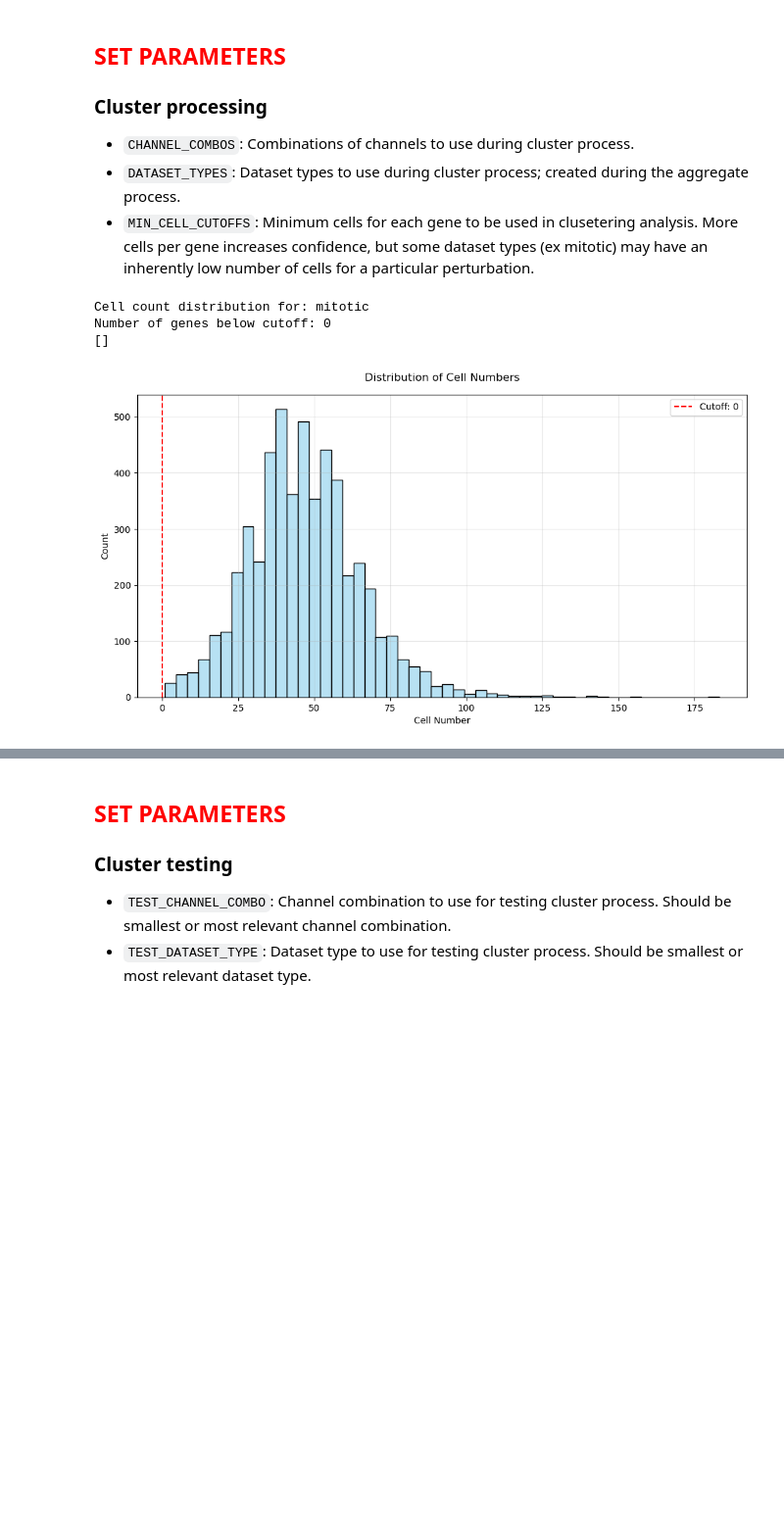
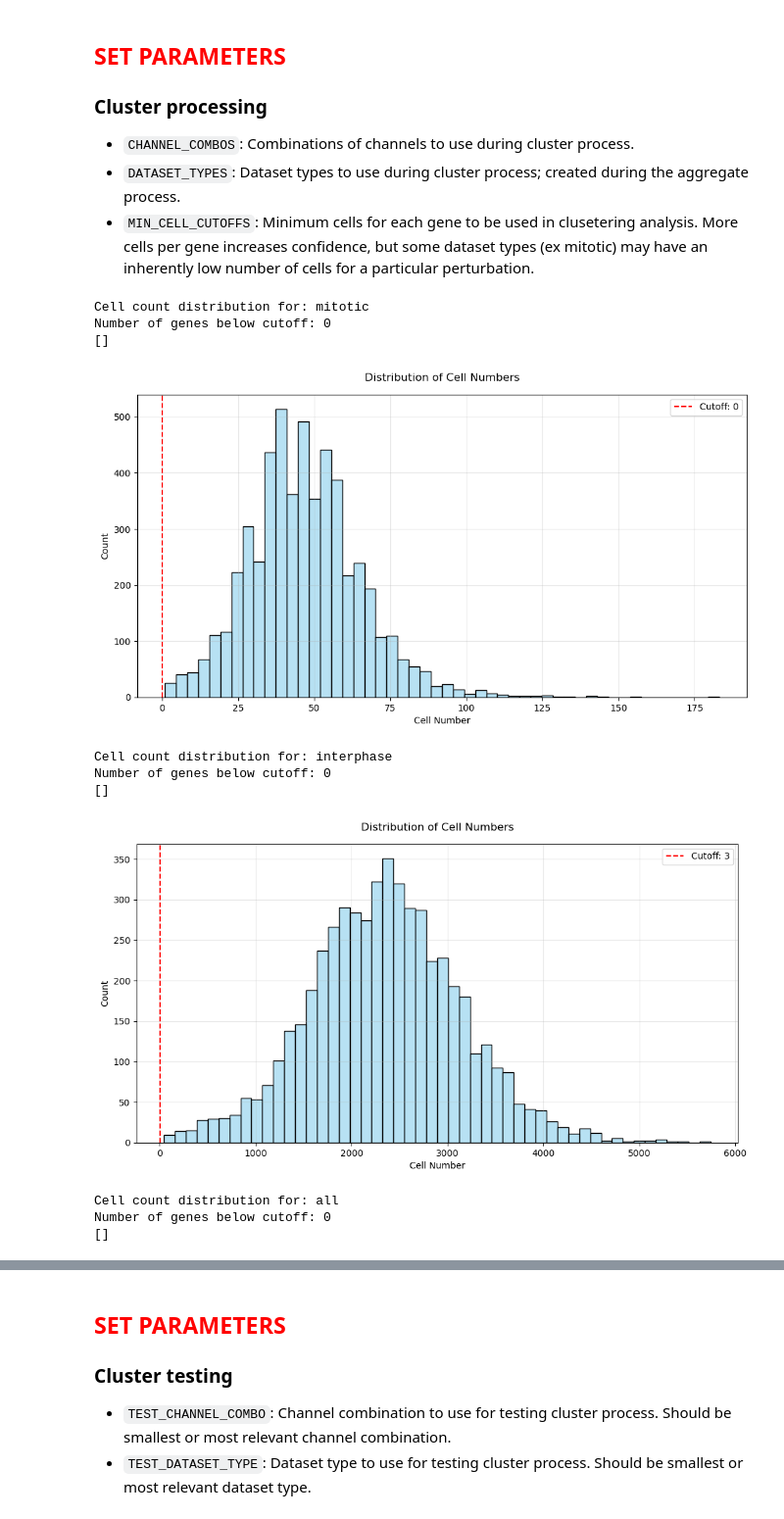
Before and after one commit to cheeseman-lab/denali-analysis, a Jupyter notebook: analysis/9.configure_cluster_params.ipynb, the cells around one changed output, grey strips where cells are left out. Shown: that part at 98% size. Saved outputs shown, nothing was run; the diff lists cells and outputs as text; code cells hidden in the pictures; blank space fills up the shorter version.

```diff
--- a/analysis/9.configure_cluster_params.ipynb
+++ b/analysis/9.configure_cluster_params.ipynb
@@ -69,18 +69,23 @@ MIN_CELL_CUTOFFS = {"mitotic": 0, "interphase": 3, "all": 3}
 # %%
 for dataset_type, min_cell_cutoff in MIN_CELL_CUTOFFS.items():
     # load and clean relevant dataset
     gene_data_fp = ROOT_FP / "aggregate" / "tsvs" / f"{dataset_type}_gene_data.tsv"
     gene_data = pd.read_csv(gene_data_fp, sep="\t")
     cleaned_data = clean_and_validate(gene_data)
 
     # show cell count distribution
     print(f"Cell count distribution for: {dataset_type}")
     plot_cell_histogram(cleaned_data, min_cell_cutoff)
     plt.show()
-
-    break #TODO: REMOVE
 # %% [output]
 Cell count distribution for: mitotic
 Number of genes below cutoff: 0
 []
 [figure]
+Cell count distribution for: interphase
+Number of genes below cutoff: 0
+[]
+[figure, added]
+Cell count distribution for: all
+Number of genes below cutoff: 0
+[]
```
Also changed, not shown: parts of 6 cells of this notebook, 2 other files.
